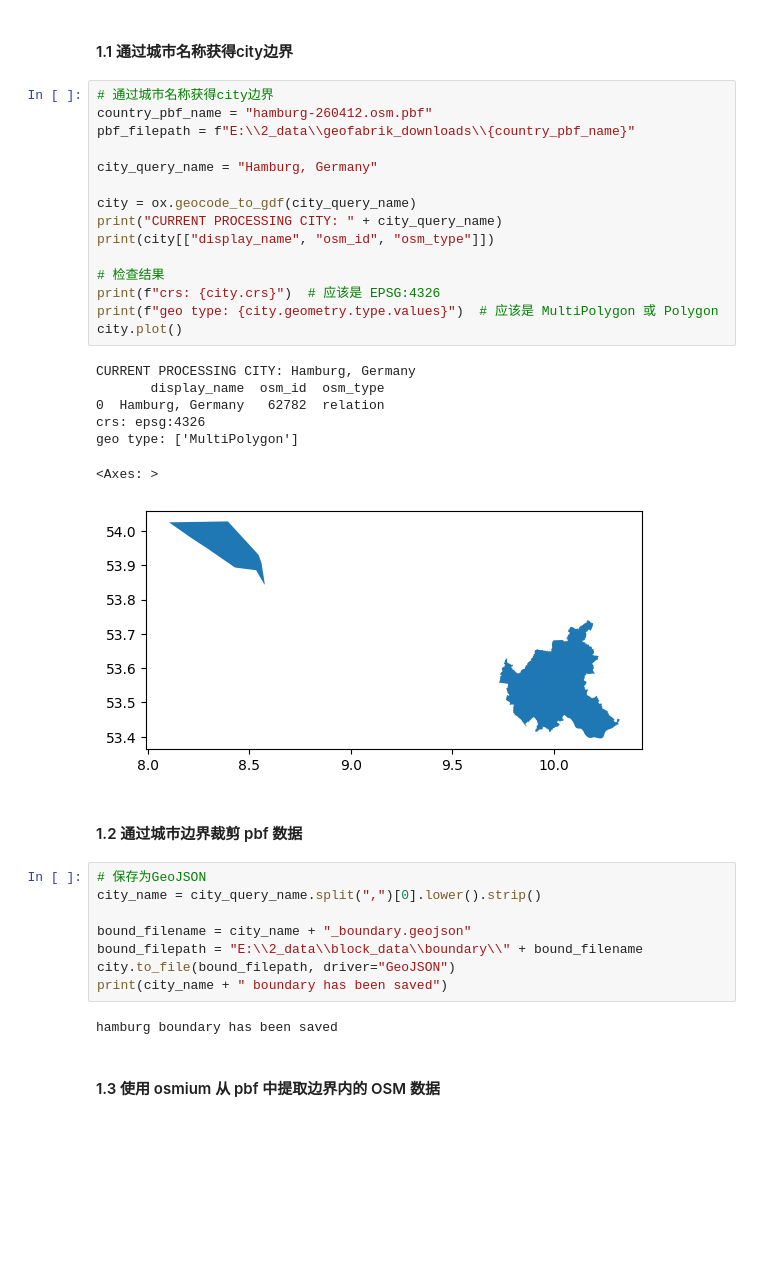
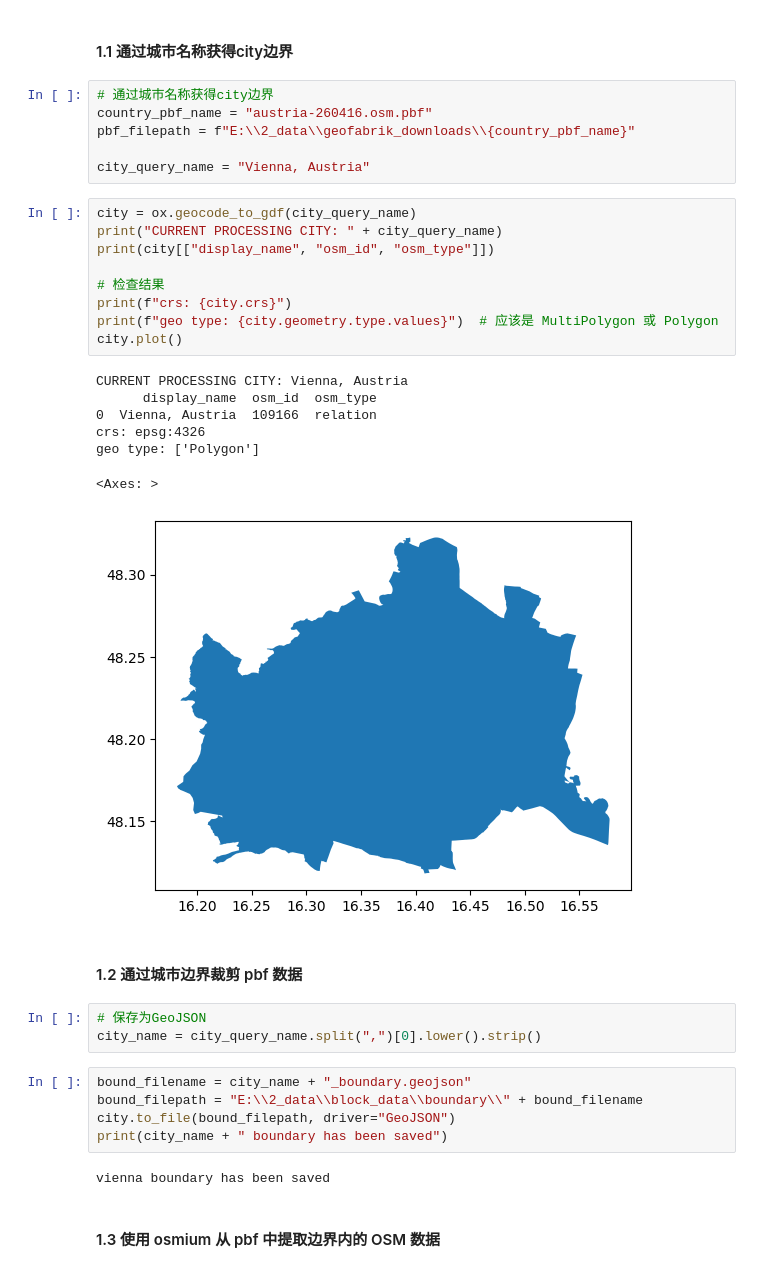
Before and after one commit to zhangbz764/urban-data-demos, a Jupyter notebook: casebase/city_block_extractor.ipynb, the cells around one changed output. Cells and saved outputs as stored; diff of their text form; blank space fills up the shorter version.

```diff
--- a/casebase/city_block_extractor.ipynb
+++ b/casebase/city_block_extractor.ipynb
@@ -12,41 +11,41 @@ import os
 ### 1. 处理pbf并导入数据库
 # %% [markdown]
 #### 1.1 通过城市名称获得city边界
+# %%
+# 通过城市名称获得city边界
+country_pbf_name = "austria-260416.osm.pbf"
+pbf_filepath = f"E:\\2_data\\geofabrik_downloads\\{country_pbf_name}"
+
+city_query_name = "Vienna, Austria"
 # %%
-# 通过城市名称获得city边界
-country_pbf_name = "hamburg-260412.osm.pbf"
-pbf_filepath = f"E:\\2_data\\geofabrik_downloads\\{country_pbf_name}"
-
-city_query_name = "Hamburg, Germany"
-
 city = ox.geocode_to_gdf(city_query_name)
 print("CURRENT PROCESSING CITY: " + city_query_name)
 print(city[["display_name", "osm_id", "osm_type"]])
 
 # 检查结果
-print(f"crs: {city.crs}")  # 应该是 EPSG:4326
+print(f"crs: {city.crs}")
 print(f"geo type: {city.geometry.type.values}")  # 应该是 MultiPolygon 或 Polygon
 city.plot()
 # %% [output]
-CURRENT PROCESSING CITY: Hamburg, Germany
-       display_name  osm_id  osm_type
-0  Hamburg, Germany   62782  relation
+CURRENT PROCESSING CITY: Vienna, Austria
+      display_name  osm_id  osm_type
+0  Vienna, Austria  109166  relation
 crs: epsg:4326
-geo type: ['MultiPolygon']
+geo type: ['Polygon']
 <Axes: >
-[figure, old version]
+[figure, new version]
 # %% [markdown]
 #### 1.2 通过城市边界裁剪 pbf 数据
+# %%
+# 保存为GeoJSON
+city_name = city_query_name.split(",")[0].lower().strip()
 # %%
-# 保存为GeoJSON
-city_name = city_query_name.split(",")[0].lower().strip()
-
 bound_filename = city_name + "_boundary.geojson"
 bound_filepath = "E:\\2_data\\block_data\\boundary\\" + bound_filename
 city.to_file(bound_filepath, driver="GeoJSON")
 print(city_name + " boundary has been saved")
 # %% [output]
-hamburg boundary has been saved
+vienna boundary has been saved
 # %% [markdown]
 #### 1.3 使用 osmium 从 pbf 中提取边界内的 OSM 数据
 # %%
```
Also changed, not shown: parts of 12 cells of this notebook, 3 other files.
